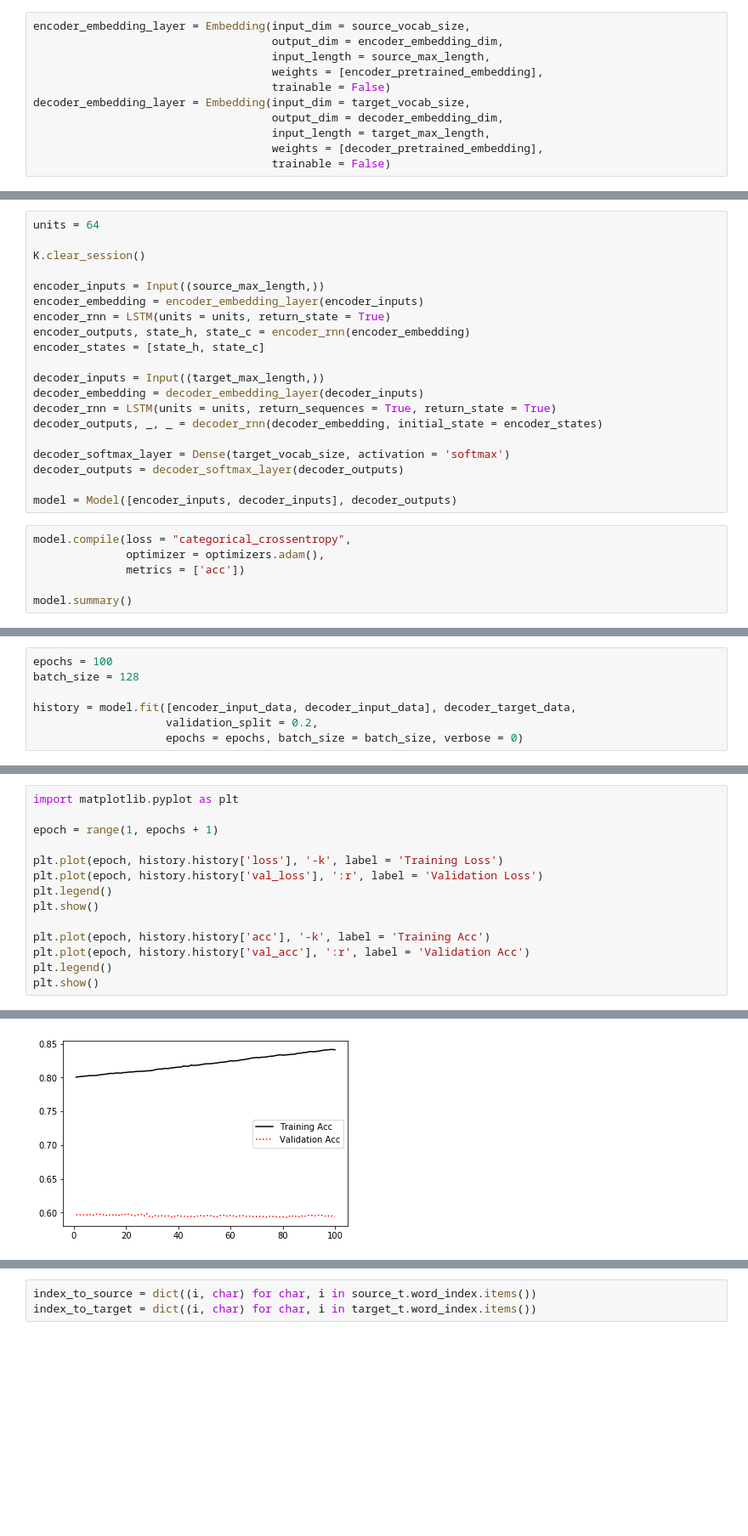
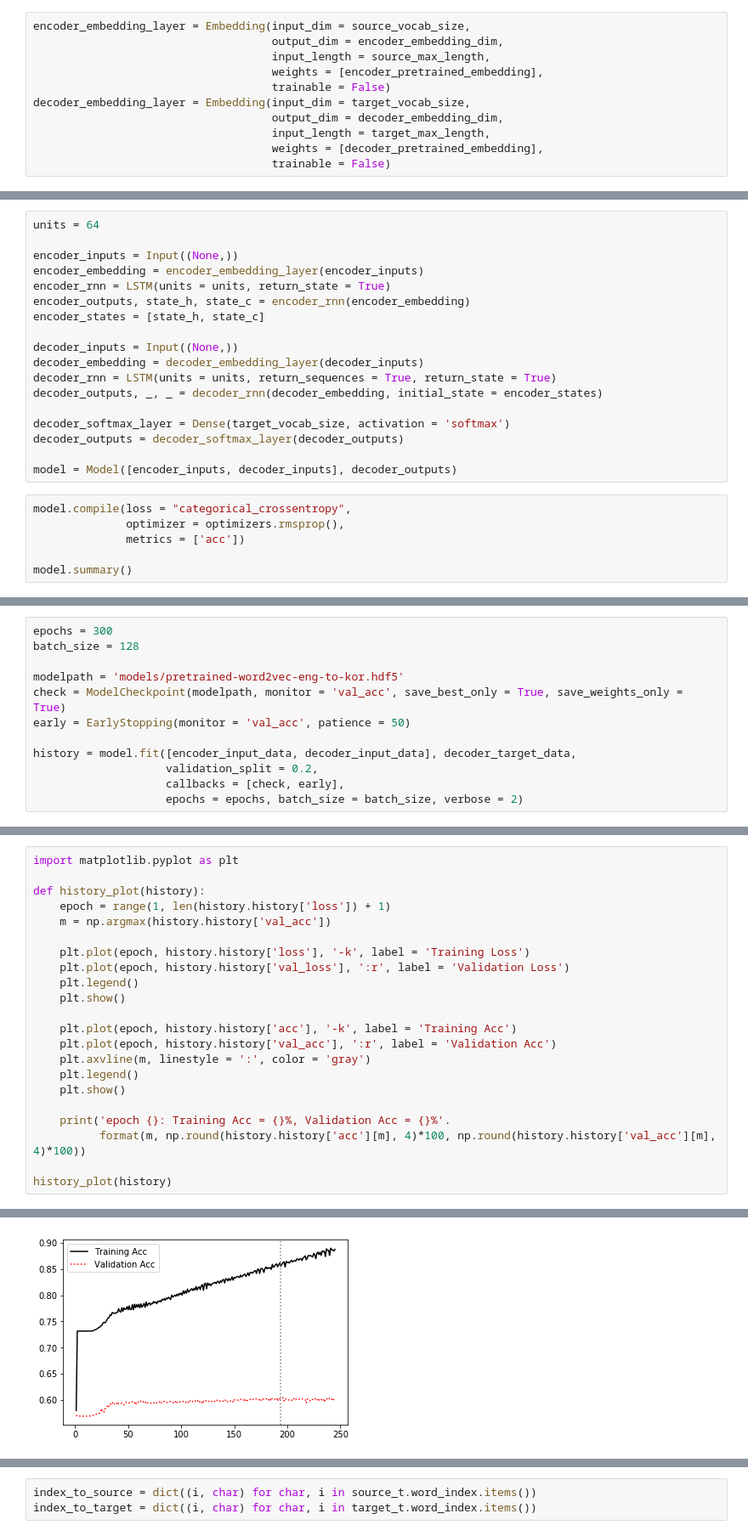
Before and after one commit to ihaawesome/Deep-Learning, a Jupyter notebook: NLP/pretrained-word2vec-eng-to-kor.ipynb, the cells around one changed output, grey strips where cells are left out. Shown at 85% size. Cells and saved outputs as stored; diff of their text form; blank space fills up the shorter version.

Commit message:
studying word2vec

```diff
--- a/NLP/pretrained-word2vec-eng-to-kor.ipynb
+++ b/NLP/pretrained-word2vec-eng-to-kor.ipynb
@@ -170,15 +169,13 @@ import keras.backend as K
 # %%
 units = 64
 
-K.clear_session()
-
-encoder_inputs = Input((source_max_length,))
+encoder_inputs = Input((None,))
 encoder_embedding = encoder_embedding_layer(encoder_inputs)
 encoder_rnn = LSTM(units = units, return_state = True)
 encoder_outputs, state_h, state_c = encoder_rnn(encoder_embedding)
 encoder_states = [state_h, state_c]
 
-decoder_inputs = Input((target_max_length,))
+decoder_inputs = Input((None,))
 decoder_embedding = decoder_embedding_layer(decoder_inputs)
 decoder_rnn = LSTM(units = units, return_sequences = True, return_state = True)
 decoder_outputs, _, _ = decoder_rnn(decoder_embedding, initial_state = encoder_states)
@@ -189,7 +186,7 @@ decoder_outputs = decoder_softmax_layer(decoder_outputs)
 model = Model([encoder_inputs, decoder_inputs], decoder_outputs)
 # %%
 model.compile(loss = "categorical_crossentropy",
-              optimizer = optimizers.adam(),
+              optimizer = optimizers.rmsprop(),
               metrics = ['acc'])
 
 model.summary()
@@ -212,9 +209,14 @@ Trainable params: 294,465
 Non-trainable params: 760,800
 __________________________________________________________________________________________________
 # %%
-epochs = 100
+epochs = 300
 batch_size = 128
+
+modelpath = 'models/pretrained-word2vec-eng-to-kor.hdf5'
+check = ModelCheckpoint(modelpath, monitor = 'val_acc', save_best_only = True, save_weights_only = True)
+early = EarlyStopping(monitor = 'val_acc', patience = 50)
 
 history = model.fit([encoder_input_data, decoder_input_data], decoder_target_data,
                     validation_split = 0.2,
-                    epochs = epochs, batch_size = batch_size, verbose = 0)
+                    callbacks = [check, early],
+                    epochs = epochs, batch_size = batch_size, verbose = 2)
@@ -221,15 +241,23 @@ history = model.fit([encoder_input_data, decoder_input_data], decoder_target_dat
 # %%
 import matplotlib.pyplot as plt
 
-epoch = range(1, epochs + 1)
+def history_plot(history):
+    epoch = range(1, len(history.history['loss']) + 1)
+    m = np.argmax(history.history['val_acc'])
 
-plt.plot(epoch, history.history['loss'], '-k', label = 'Training Loss')
-plt.plot(epoch, history.history['val_loss'], ':r', label = 'Validation Loss')
-plt.legend()
-plt.show()
+    plt.plot(epoch, history.history['loss'], '-k', label = 'Training Loss')
+    plt.plot(epoch, history.history['val_loss'], ':r', label = 'Validation Loss')
+    plt.legend()
+    plt.show()
 
-plt.plot(epoch, history.history['acc'], '-k', label = 'Training Acc')
-plt.plot(epoch, history.history['val_acc'], ':r', label = 'Validation Acc')
-plt.legend()
-plt.show()
+    plt.plot(epoch, history.history['acc'], '-k', label = 'Training Acc')
+    plt.plot(epoch, history.history['val_acc'], ':r', label = 'Validation Acc')
+    plt.axvline(m, linestyle = ':', color = 'gray')
+    plt.legend()
+    plt.show()
+
+    print('epoch {}: Training Acc = {}%, Validation Acc = {}%'.
+          format(m, np.round(history.history['acc'][m], 4)*100, np.round(history.history['val_acc'][m], 4)*100))
+
+history_plot(history)
 # %% [output]
@@ -237 +265 @@ plt.show()
-[figure, old version]
+[figure, new version]
```
Also changed, not shown: parts of 11 cells of this notebook, 2 other files.
